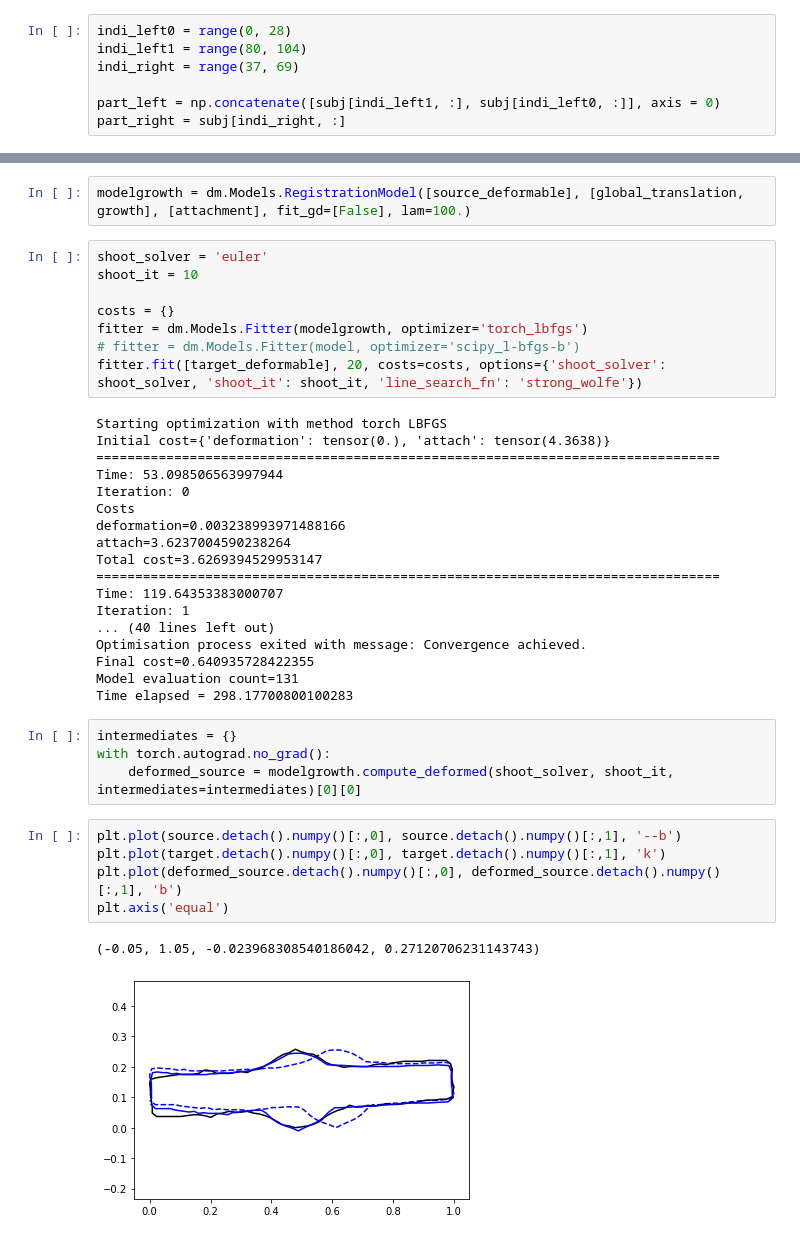
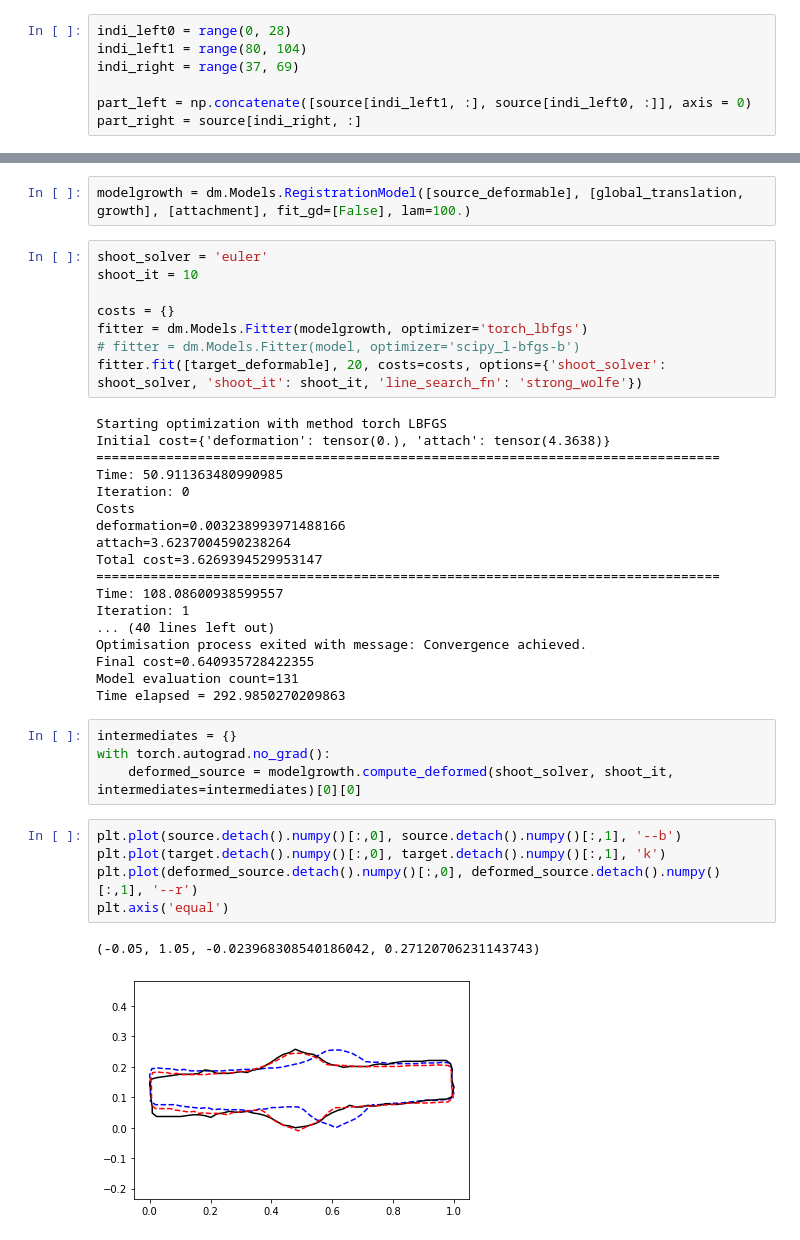
Before and after one commit to bgris/implicitmodules, a Jupyter notebook: script/torch/2Dshapes.ipynb, the cells around one changed output, grey strips where cells are left out. Drawn from its saved outputs; the diff is of its cells as text.

```diff
--- a/script/torch/2Dshapes.ipynb
+++ b/script/torch/2Dshapes.ipynb
@@ -177,6 +178,6 @@ indi_left0 = range(0, 28)
 indi_left1 = range(80, 104)
 indi_right = range(37, 69)
 
-part_left = np.concatenate([subj[indi_left1, :], subj[indi_left0, :]], axis = 0)
-part_right = subj[indi_right, :]
+part_left = np.concatenate([source[indi_left1, :], source[indi_left0, :]], axis = 0)
+part_right = source[indi_right, :]
 # %%
@@ -244,20 +245,20 @@ fitter.fit([target_deformable], 20, costs=costs, options={'shoot_solver': shoot_
 Starting optimization with method torch LBFGS
 Initial cost={'deformation': tensor(0.), 'attach': tensor(4.3638)}
 ================================================================================
-Time: 53.098506563997944
+Time: 50.911363480990985
 Iteration: 0
 Costs
 deformation=0.003238993971488166
 attach=3.6237004590238264
 Total cost=3.6269394529953147
 ================================================================================
-Time: 119.64353383000707
+Time: 108.08600938599557
 Iteration: 1
 ... (40 lines left out)
 Optimisation process exited with message: Convergence achieved.
 Final cost=0.640935728422355
 Model evaluation count=131
-Time elapsed = 298.17700800100283
+Time elapsed = 292.9850270209863
 # %%
 intermediates = {}
 with torch.autograd.no_grad():
@@ -265,11 +266,11 @@ with torch.autograd.no_grad():
 # %%
 plt.plot(source.detach().numpy()[:,0], source.detach().numpy()[:,1], '--b')
 plt.plot(target.detach().numpy()[:,0], target.detach().numpy()[:,1], 'k')
-plt.plot(deformed_source.detach().numpy()[:,0], deformed_source.detach().numpy()[:,1], 'b')
+plt.plot(deformed_source.detach().numpy()[:,0], deformed_source.detach().numpy()[:,1], '--r')
 plt.axis('equal')
 # %% [output]
 (-0.05, 1.05, -0.023968308540186042, 0.27120706231143743)
-[figure, old version]
+[figure, new version]
 # %%
 for i in range(6):
     plt.subplot(6,1,i+1)
```
Also changed, not shown: parts of 9 cells of this notebook.
